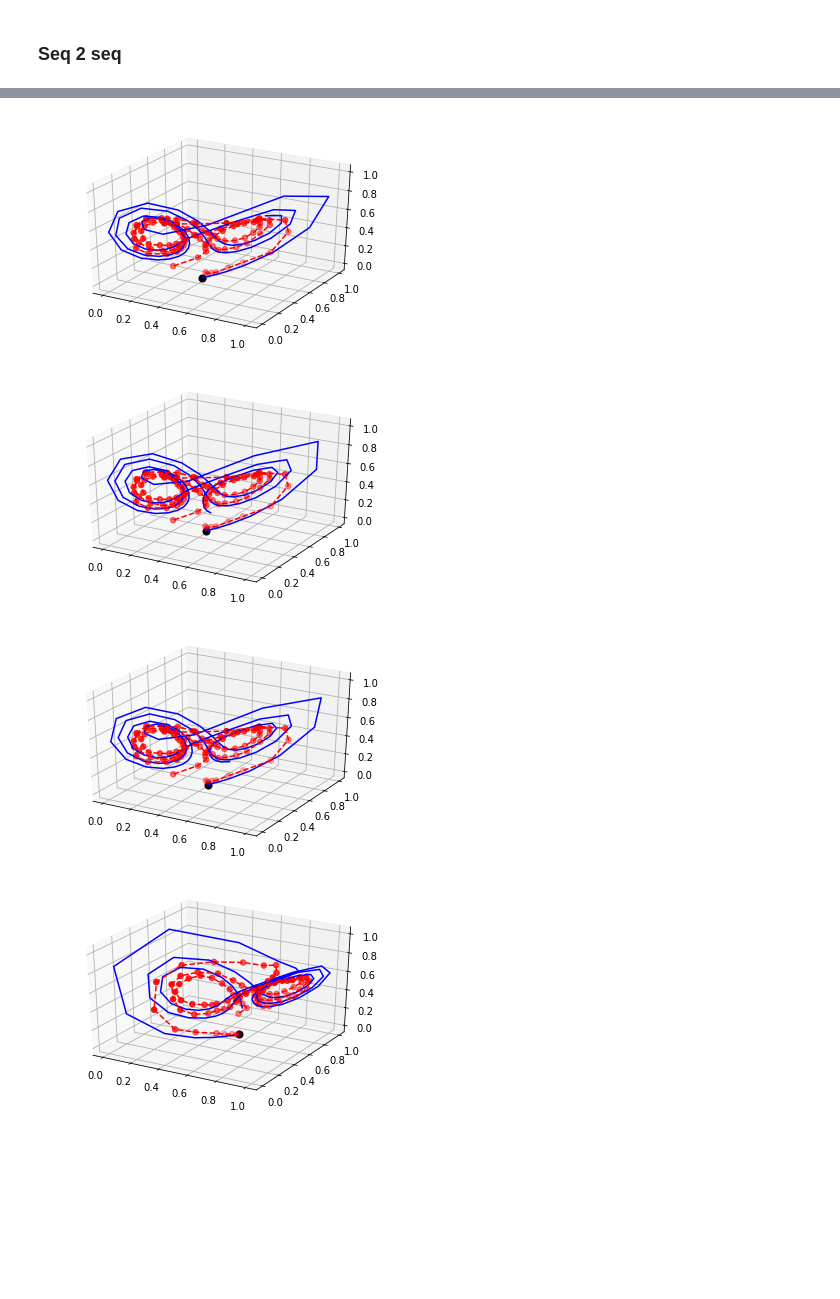
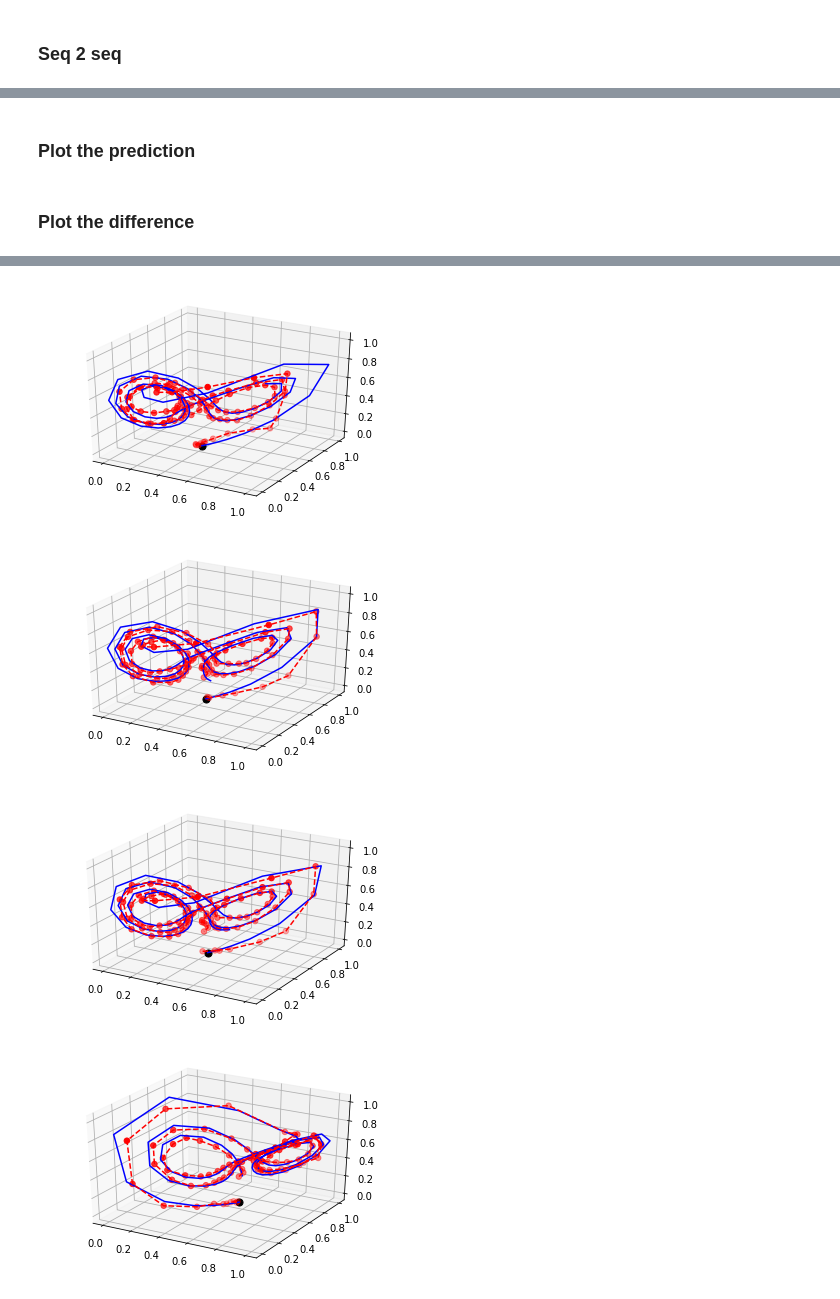
Before and after one commit to yuqirose/TensorRNN, a Jupyter notebook: experiments/test_seq2seq.ipynb, the cells around one changed output, grey strips where cells are left out. Saved outputs shown, nothing was run; the diff lists cells and outputs as text; code cells hidden in the pictures; blank space fills up the shorter version.

```diff
--- a/experiments/test_seq2seq.ipynb
+++ b/experiments/test_seq2seq.ipynb
@@ -182,3 +167,5 @@ KeyboardInterrupt:
+# %% [markdown]
+### Plot the prediction
 # %%
 %matplotlib inline
 import matplotlib.pyplot as plt
@@ -198,19 +185,49 @@ plot_sample(pred, true,1)
 plot_sample(pred, true,3)
 plot_sample(pred, true,7)
 # np.save('../experiments/result/trnn_10_err.npy',test_vals)
+# %% [markdown]
+### Plot the difference
 # %%
 import numpy as np
-# data_path = "/var/tmp/tensorRNN/log/lorenz/09-22-17-13-41-42/hornn_8_1e-2/"
-# data_path ="/var/tmp/tensorRNN/log/lorenz/09-22-17-14-59-10/mrnn_32_1e-2/"
-# data_path ="/var/tmp/tensorRNN/log/lorenz/09-22-17-17-26-24/rnn_32_1e-2/"
-# data_path= "/var/tmp/tensorRNN/log/lorenz/09-23-17-16-42-41/lstm_32_1e-2/"
-#data_path = "/var/tmp/tensorRNN/log/lorenz/09-23-17-18-46-19/trnn_r16/"
-data_path= "/var/tmp/tensorRNN/log/lorenz/09-29-17-22-36-36/HOLSTM/16/1e-3/"
-true, pred = np.load(data_path+'predict.npy')
+#10-01-17-18-37-00
+
+
 %matplotlib inline
 import matplotlib.pyplot as plt
 from mpl_toolkits.mplot3d import Axes3D
 import numpy as np
+
+inp_steps = 5
+data_path= "/var/tmp/tensorRNN/log/lorenz/09-29-17-22-36-36/LSTM/32/1e-2-decay/"
+true, pred = np.load(data_path+'predict.npy')
+
+
+
+def recover_orbit(test_outs):
+    test_outs_denorm = denormalize_colums(test_outs, stats[ntest:,])
+    start_orig = data_orig[ntest:,num_steps,:]
+    test_outs_orig = diff_2_orig(test_outs_denorm, start_orig )
+    return test_outs_orig
+
+
+def first_add(dat, init=None):
+    res = np.zeros(dat.shape)
+    if init is None:
+        res[0,:]= dat[0,:]
+    else:
+        res[0,:]= init
+    for i in range(1,dat.shape[0]):
+        res[i,:] = dat[i,:]+ res[i-1,:]
+    return res
+
+def diff_2_orig(lorenz_diff, inits=None):
+    lorenz = np.zeros(lorenz_diff.shape)
+    for i in range(lorenz_diff.shape[0]):
+        if inits is None:
+            lorenz[i,:,:]=first_add(lorenz_diff[i,:,:])
+        else:
+            lorenz[i,:,:]=first_add(lorenz_diff[i,:,:], inits[i,:])
+    return lorenz
 
 def plot_sample(pred, true, sample_id):
     fig = plt.figure()
@@ -220,8 +237,9 @@ def plot_sample(pred, true, sample_id):
     ax.plot(pred[sample_id, :,0], pred[sample_id,:,1], pred[sample_id, :,2], 'r--')
     ax.scatter(true[sample_id, 0,0], true[sample_id,0,1], true[sample_id, 0,2], c='k', s=50)
 
+# true = recover_orbit(true)
+# pred = recover_orbit(pred)
+
 for i in range(10):
     plot_sample(pred[:,:-2,:], true[:,:-2,:],i)
-# plot_sample(pred, true,3)
-# plot_sample(pred, true,20)
 # %% [output]
@@ -233,4 +251,4 @@ for i in range(10):
-[figure, old version]
+[figure, new version]
-[figure, old version]
+[figure, new version]
-[figure, old version]
+[figure, new version]
-[figure, old version]
+[figure, new version]
```
Also changed, not shown: parts of 2 cells of this notebook, 6 other files.
